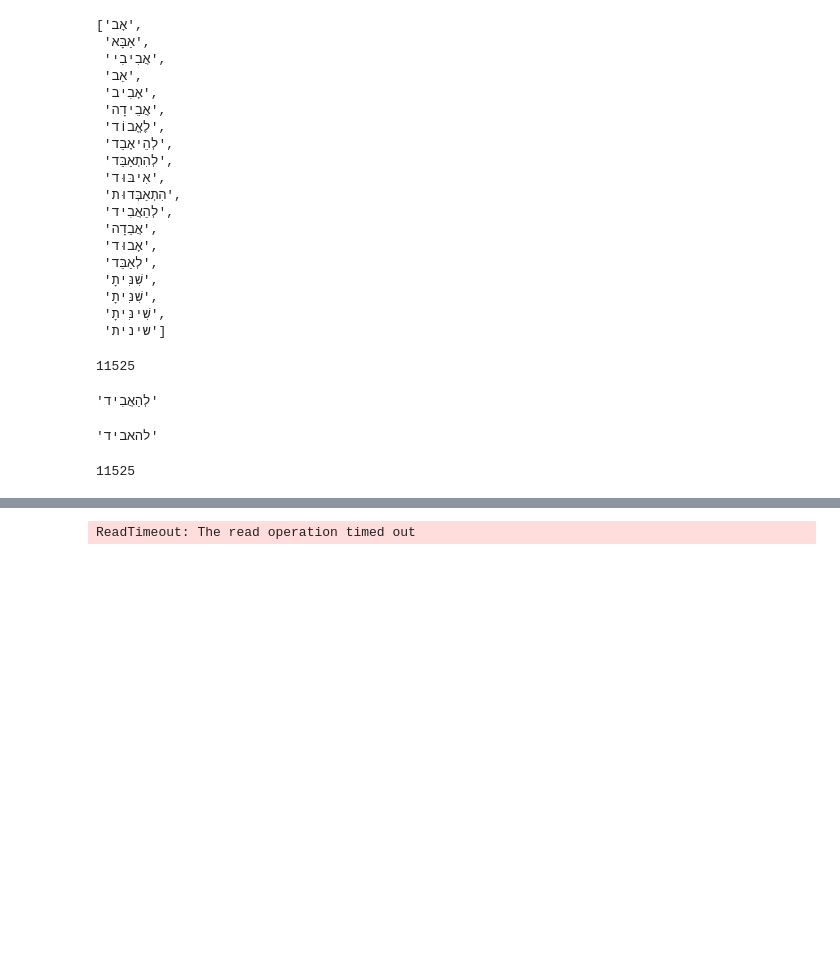
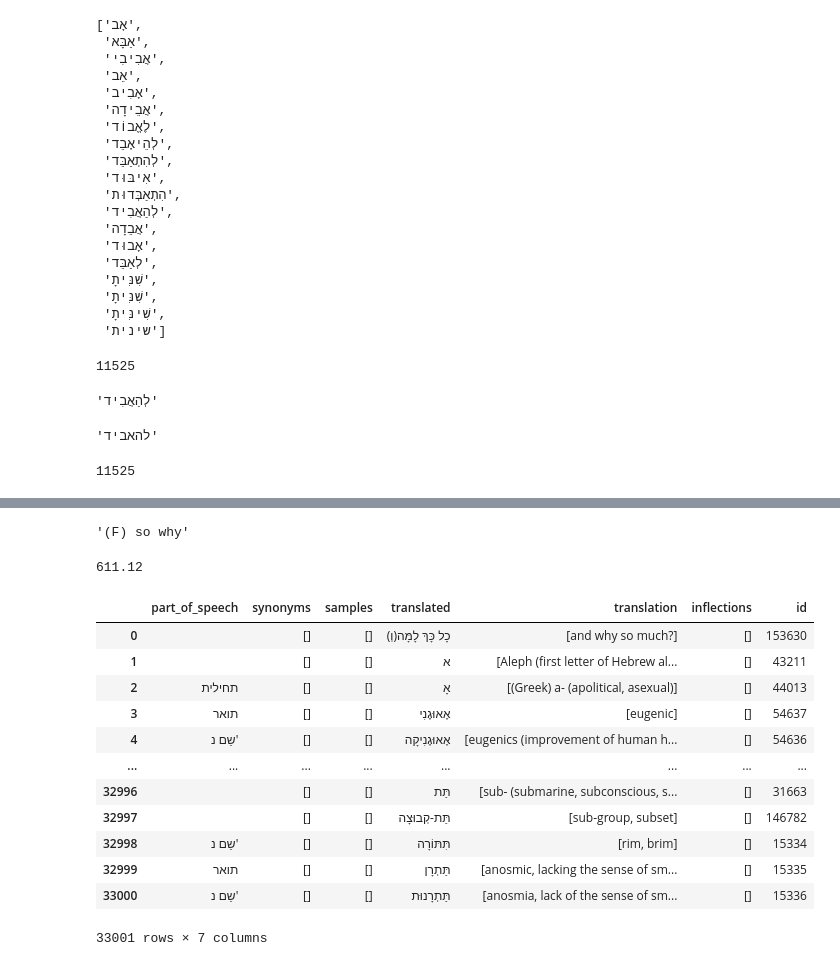
Before and after one commit to vzucher/gmatria, a Jupyter notebook: scraping-pealim.ipynb, the cells around one changed output, grey strips where cells are left out. Drawn from its saved outputs; the diff is of its cells as text; code cells hidden in the pictures; blank space fills up the shorter version.

```diff
--- a/scraping-pealim.ipynb
+++ b/scraping-pealim.ipynb
@@ -248,5 +133,0 @@ translator.translate('good', dest="he", src="en").text
-# %%
-translated = df.applymap(translate)
-translated
-# %% [output]
-ReadTimeout: The read operation timed out
@@ -252,0 +136,29 @@ ReadTimeout: The read operation timed out
+# %%
+translate(words[0])
+# %% [output]
+'(F) so why'
+# %%
+len(words) / 50
+# %% [output]
+611.12
+# %%
+# Load numerology from JSON file
+with open('milon/dict-he-en.json', 'r') as f:
+    dic = json.load(f)
+# %%
+dic = pd.DataFrame(dic)
+dic
+# %% [output]
+|  | part_of_speech | synonyms | samples | translated | translation | inflections | id |
+| 0 |  | [] | [] | (וְ)כָל כָּךְ לָמָּה | [and why so much?] | [] | 153630 |
+| 1 |  | [] | [] | א | [Aleph (first letter of Hebrew al... | [] | 43211 |
+| 2 | תחילית | [] | [] | אָ | [(Greek) a- (apolitical, asexual)] | [] | 44013 |
+| 3 | תואר | [] | [] | אֶאוּגֶנִי | [eugenic] | [] | 54637 |
+| 4 | שֵם נ' | [] | [] | אֶאוּגֶנִיקָה | [eugenics (improvement of human h... | [] | 54636 |
+| ... | ... | ... | ... | ... | ... | ... | ... |
+| 32996 |  | [] | [] | תַּת | [sub- (submarine, subconscious, s... | [] | 31663 |
+| 32997 |  | [] | [] | תַּת-קְבוּצָה | [sub-group, subset] | [] | 146782 |
+| 32998 | שֵם נ' | [] | [] | תִּתּוֹרָה | [rim, brim] | [] | 15334 |
+| 32999 | תואר | [] | [] | תַּתְרָן | [anosmic, lacking the sense of sm... | [] | 15335 |
+| 33000 | שֵם נ' | [] | [] | תַּתְרָנוּת | [anosmia, lack of the sense of sm... | [] | 15336 |
+33001 rows × 7 columns
```
Also changed, not shown: parts of 37 cells of this notebook, 4 other files.
